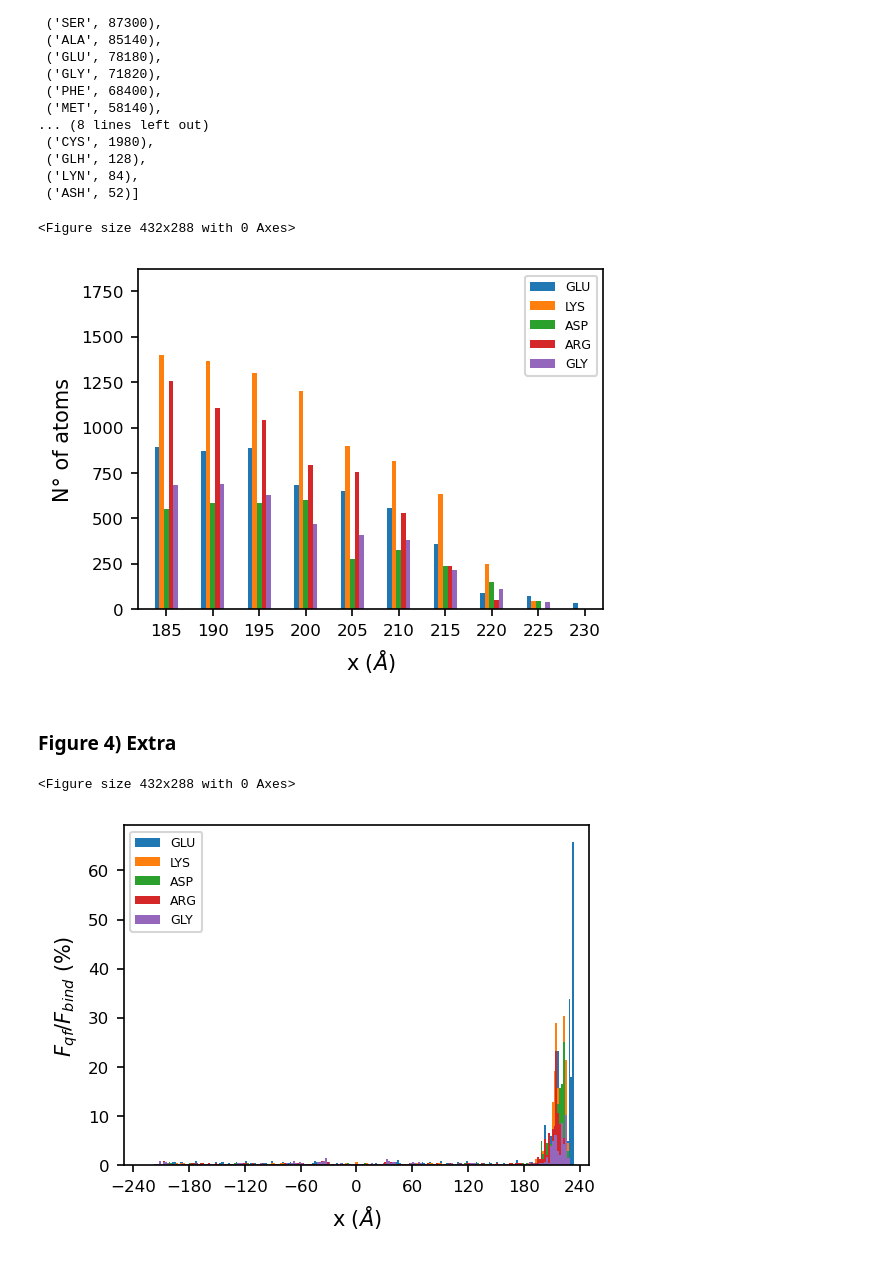
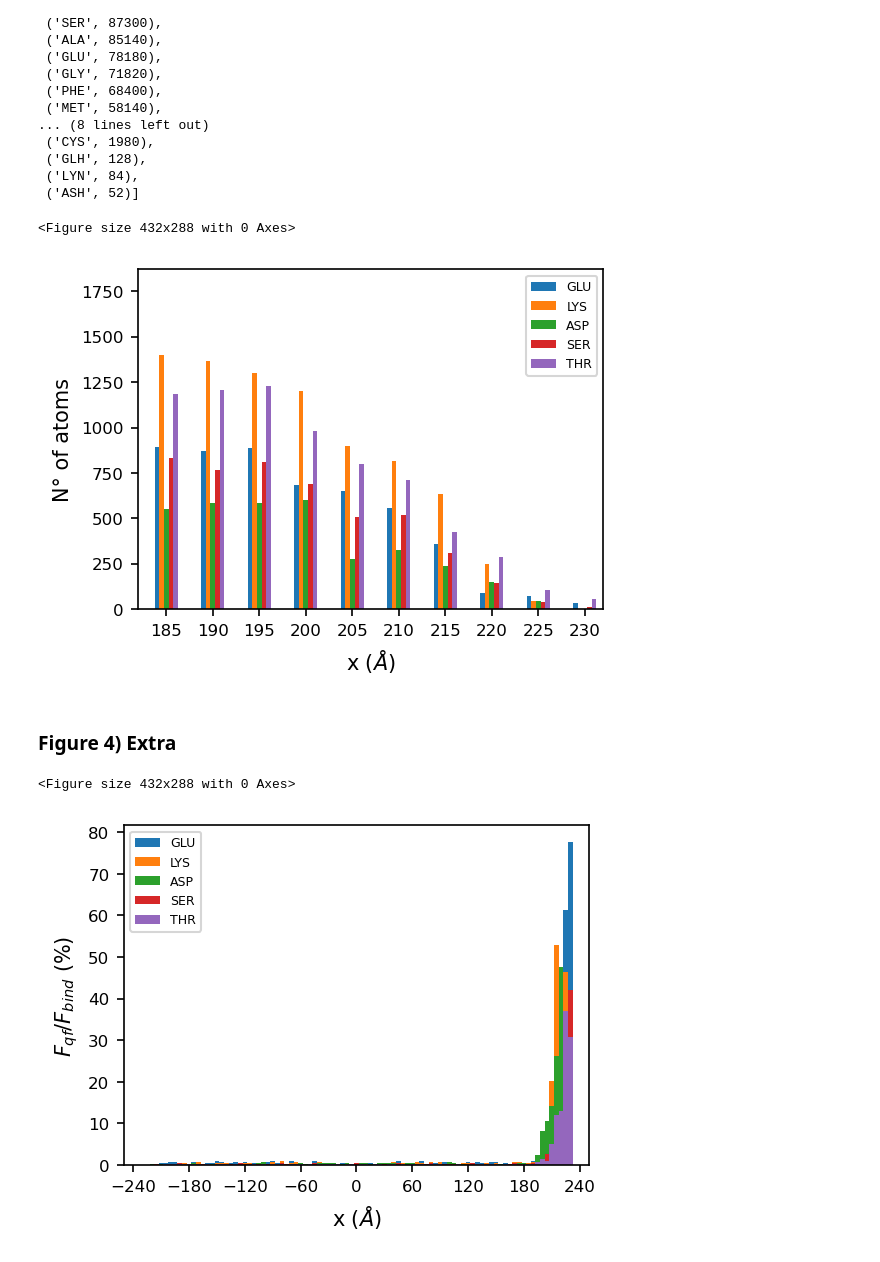
Before and after one commit to iaddison-smith/plots_afmtip, a Jupyter notebook: Forcesqf_afmtip.ipynb, the cells around one changed output. Drawn from its saved outputs; the diff is of its cells as text; code cells hidden in the pictures.

Commit message:
Plots update meet 19/04

```diff
--- a/Forcesqf_afmtip.ipynb
+++ b/Forcesqf_afmtip.ipynb
@@ -59,12 +59,15 @@ dphi_386c = numpy.loadtxt(folder+'386/dphir.txt')   # d=0.2nm
 #dphi_404c = numpy.loadtxt(folder+'404/dphir.txt')   # d=2.0nm
 #dphi_484c = numpy.loadtxt(folder+'484/dphir.txt')   # d=10.0nm
 dphi_1384c = numpy.loadtxt(folder+'1384/dphir.txt') # d=100.0nm
+dphi_solo = numpy.loadtxt('zikaAlone/zikaAlone/dphir.txt')  # d=0.2nm
 
 # Read pqr file and calculate forces
 N = len(dphi_386c)
 position, q, amino_acid_name, amino_acid_number, atom_name,chain = readpqr('zika_afm\\ZIKV_6CO8_aa_charge_vdw_addspace.pqr',N)
 delta_dphi_386_local = dphi_386c - dphi_1384c
 fqf_386, fqf_mag_386, Fqf_386, Fqf_mag_386 = compute_force(delta_dphi_386_local, q)
+fqf_1384, fqf_mag_1384, Fqf_1384, Fqf_mag_1384 = compute_force(dphi_1384c, q)
+fqf_solo, fqf_mag_solo, Fqf_solo, Fqf_mag_solo = compute_force(dphi_solo, q)
 # %% [markdown]
 ### Figure 3a)
 # %%
@@ -353,8 +338,8 @@ plt.figure(figsize=(4,3),dpi=150)
 plt.bar(planes-2*h/10, n_atoms['GLU'],width=h/10,label='GLU')
 plt.bar(planes-h/10, n_atoms['LYS'],width=h/10,label='LYS')
 plt.bar(planes, n_atoms['ASP'],width=h/10,label='ASP')
-plt.bar(planes+h/10, n_atoms['ARG'],width=h/10,label='ARG')
-plt.bar(planes+2*h/10, n_atoms['GLY'],width=h/10,label='GLY')
+plt.bar(planes+h/10, n_atoms['SER'],width=h/10,label='SER')
+plt.bar(planes+2*h/10, n_atoms['THR'],width=h/10,label='THR')
 plt.legend(prop={'size': 6})
 plt.xlabel('x $(\AA)$')
 plt.ylabel(r'N° of atoms')
@@ -364,28 +349,28 @@ plt.savefig('plots_aminoacid\\forces_qf_condelta_bar_{0}ang_4b.pdf'.format(h), f
 plt.show()
 # %% [output]
 <Figure size 432x288 with 0 Axes>
-[figure, old version]
+[figure, new version]
 # %% [markdown]
 ### Figure 4) Extra
 # %%
-h= 2
+h= 5
 planes, f_porcent_chain,f_porcent_chain_mag = get_f_porcent_planes(-285,285,h,fqf_386,types,position,amino_acid_name)
 
 plt.clf()
 plt.figure(figsize=(4,3),dpi=150)
 plt.bar(planes, f_porcent_chain_mag['GLU'],width=h,label='GLU')
 plt.bar(planes, f_porcent_chain_mag['LYS'],width=h,label='LYS')
 plt.bar(planes, f_porcent_chain_mag['ASP'],width=h,label='ASP')
-plt.bar(planes, f_porcent_chain_mag['ARG'],width=h,label='ARG')
-plt.bar(planes, f_porcent_chain_mag['GLY'],width=h,label='GLY')
+plt.bar(planes, f_porcent_chain_mag['SER'],width=h,label='SER')
+plt.bar(planes, f_porcent_chain_mag['THR'],width=h,label='THR')
 plt.legend(prop={'size': 6})
 plt.xlabel('x $(\AA)$'); plt.ylabel(r'$F_{qf}/F_{bind}$ (%) ')
 plt.xlim([-250,250]); plt.xticks(numpy.arange(-240,250,60))
-plt.savefig('plots_aminoacid\\forces_qf_condelta_bar_2_4aextra.pdf', format='pdf',dpi=300,bbox_inches='tight')
+plt.savefig('plots_aminoacid\\forces_qf_condelta_bar_{0}_4aextra.pdf'.format(str(h)), format='pdf',dpi=300,bbox_inches='tight')
 plt.show()
 # %% [output]
 <Figure size 432x288 with 0 Axes>
-[figure, old version]
+[figure, new version]
 # %%
 #Verification of the most important amino acids by force magnitude
 f_porcent_chain_mag_sorted = sorted(f_porcent_chain_mag.items(), key=lambda x: max(x[1]), reverse=True)
```
Also changed, not shown: parts of 3 cells of this notebook, 8 other files.
